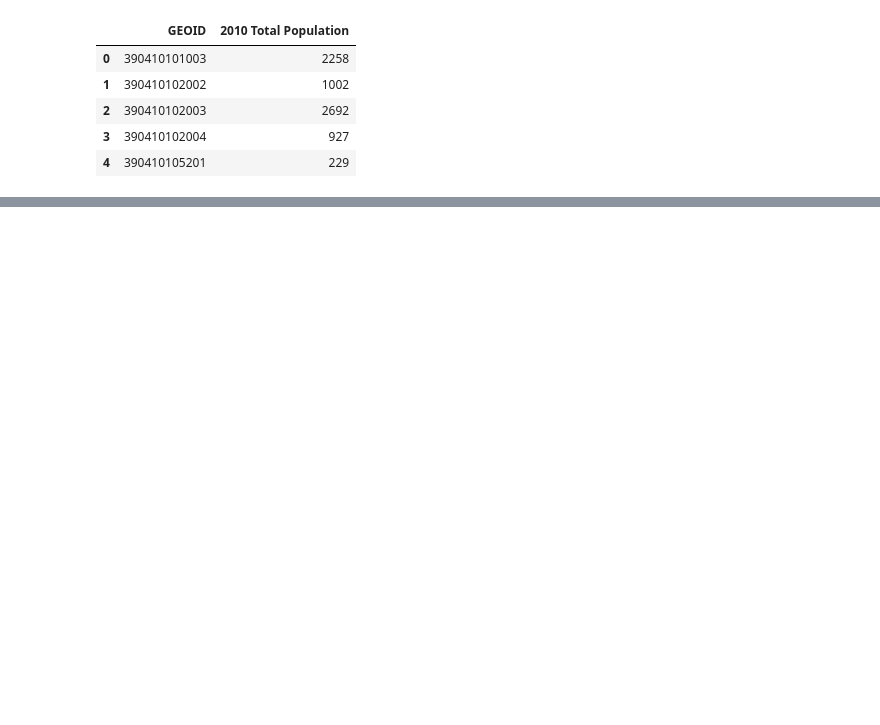
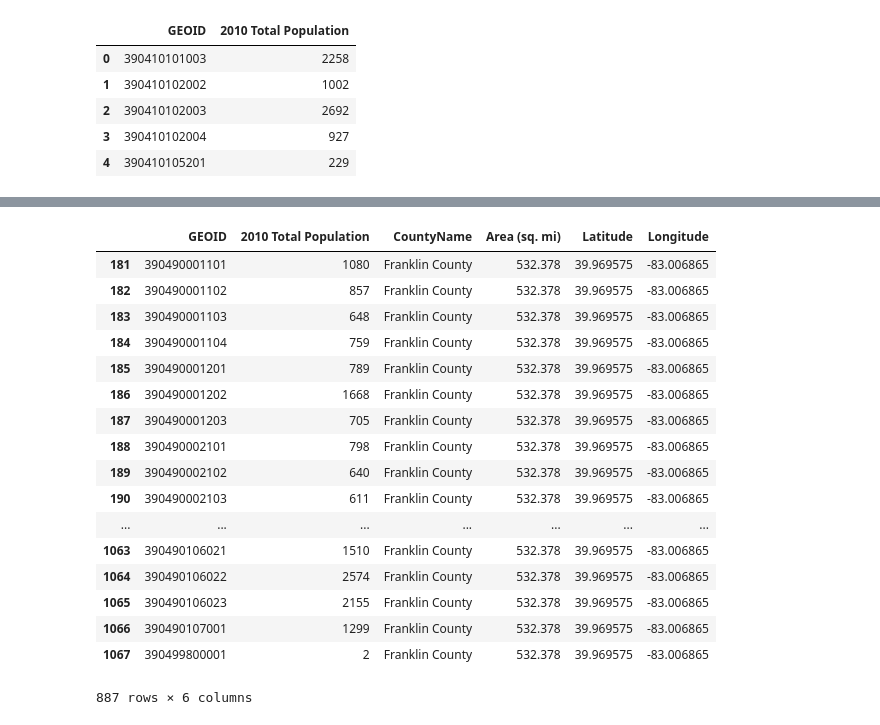
Before and after one commit to data-x-sp19/EVAC, a Jupyter notebook: PT_data.ipynb, the cells around one changed output, grey strips where cells are left out. Drawn from its saved outputs; the diff is of its cells as text; code cells hidden in the pictures; blank space fills up the shorter version.

Commit message:
Table format changes, adding links to citation

```diff
--- a/PT_data.ipynb
+++ b/PT_data.ipynb
@@ -59,15 +63,14 @@ geoid_conversion.head()
 
 def geoidToCountyLatLong(geoid):
     countyCode = int(geoid / 10000000)
-    return geoid_conversion[geoid_conversion["GEOID"] == countyCode][["NAME", "INTPTLAT", "INTPTLONG"]]
+    return geoid_conversion[geoid_conversion["GEOID"] == countyCode][["NAME", "ALAND_SQMI", "INTPTLAT", "INTPTLONG"]]
 
 geoids = census_data.iloc[:,0]
 countyRows = geoids.apply(geoidToCountyLatLong) #An array of DF rows
 # %%
-### Combine all county data, add it to census_data, and group by county
+### Combine all county data, add it to census_data
 geoid_data = pd.DataFrame()
 for county in countyRows:
     geoid_data = geoid_data.append(county, ignore_index=True)
 
-census_data = census_data.join(geoid_data).rename(index=str, columns={"NAME":"CountyName", "INTPTLAT":"Latitude", "INTPTLONG":"Longitude"})
-census_data = census_data.groupby(["CountyName", "GEOID"]).sum()
+census_data = census_data.join(geoid_data).rename(index=str, columns={"NAME":"CountyName", "ALAND_SQMI": "Area (sq. mi)", "INTPTLAT":"Latitude", "INTPTLONG":"Longitude"})
@@ -83,0 +90,22 @@ census_data.head()
+# %%
+county_grouped_data = census_data.groupby(["CountyName"])
+county_grouped_data.get_group("Franklin County")
+# %% [output]
+|  | GEOID | 2010 Total Population | CountyName | Area (sq. mi) | Latitude | Longitude |
+| 181 | 390490001101 | 1080 | Franklin County | 532.378 | 39.969575 | -83.006865 |
+| 182 | 390490001102 | 857 | Franklin County | 532.378 | 39.969575 | -83.006865 |
+| 183 | 390490001103 | 648 | Franklin County | 532.378 | 39.969575 | -83.006865 |
+| 184 | 390490001104 | 759 | Franklin County | 532.378 | 39.969575 | -83.006865 |
+| 185 | 390490001201 | 789 | Franklin County | 532.378 | 39.969575 | -83.006865 |
+| 186 | 390490001202 | 1668 | Franklin County | 532.378 | 39.969575 | -83.006865 |
+| 187 | 390490001203 | 705 | Franklin County | 532.378 | 39.969575 | -83.006865 |
+| 188 | 390490002101 | 798 | Franklin County | 532.378 | 39.969575 | -83.006865 |
+| 189 | 390490002102 | 640 | Franklin County | 532.378 | 39.969575 | -83.006865 |
+| 190 | 390490002103 | 611 | Franklin County | 532.378 | 39.969575 | -83.006865 |
+| ... | ... | ... | ... | ... | ... | ... |
+| 1063 | 390490106021 | 1510 | Franklin County | 532.378 | 39.969575 | -83.006865 |
+| 1064 | 390490106022 | 2574 | Franklin County | 532.378 | 39.969575 | -83.006865 |
+| 1065 | 390490106023 | 2155 | Franklin County | 532.378 | 39.969575 | -83.006865 |
+| 1066 | 390490107001 | 1299 | Franklin County | 532.378 | 39.969575 | -83.006865 |
+| 1067 | 390499800001 | 2 | Franklin County | 532.378 | 39.969575 | -83.006865 |
+887 rows × 6 columns
```
Also changed, not shown: parts of 3 cells of this notebook, 1 other file.
